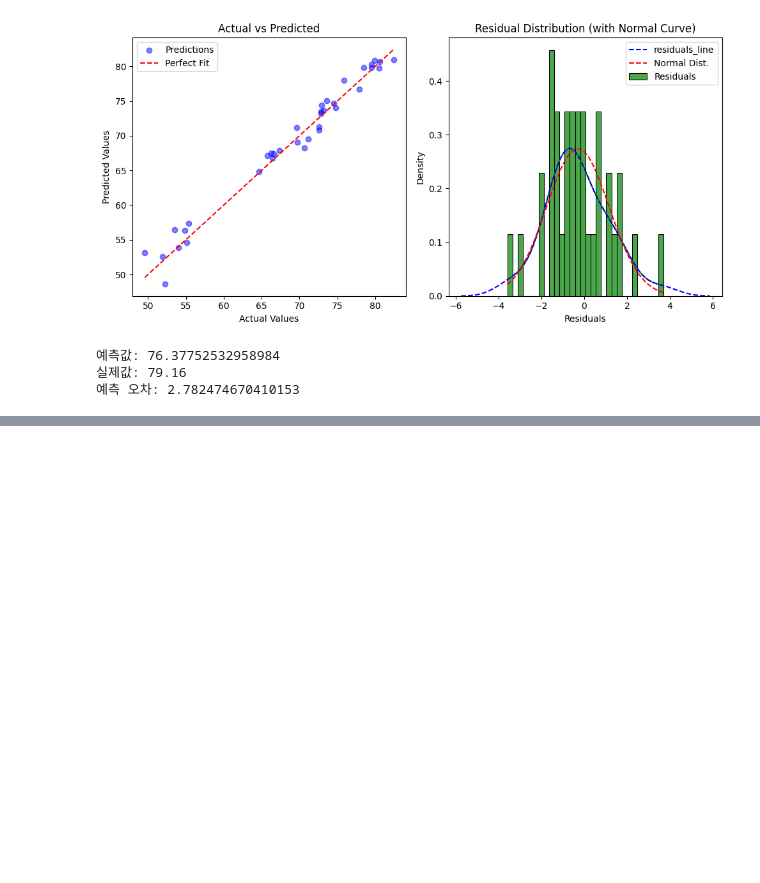
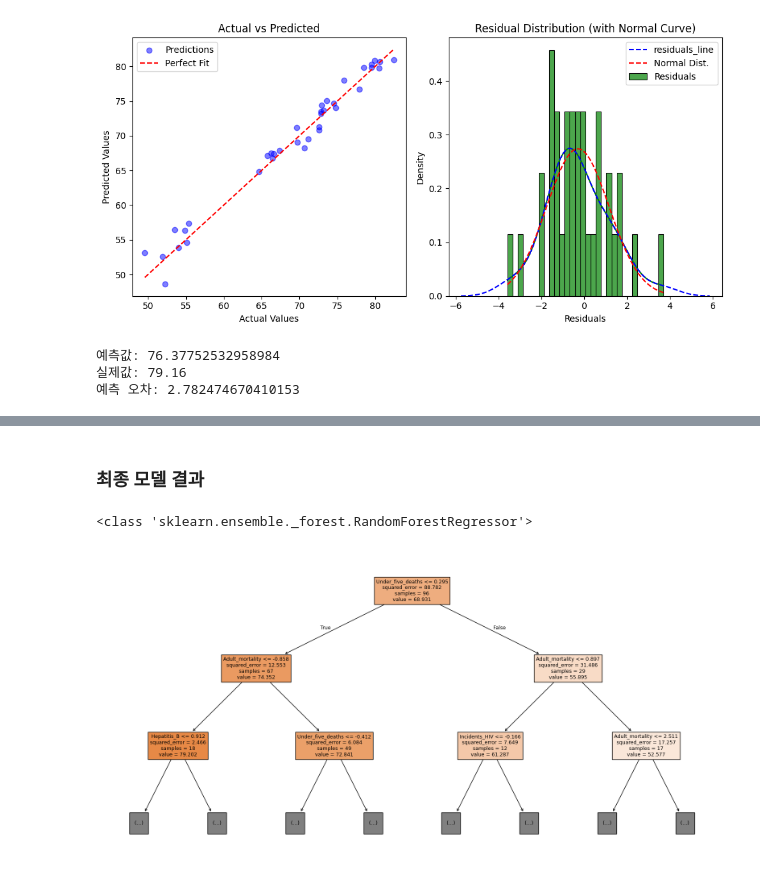
Before and after one commit to Encore-SKN-9/ml_5team, a Jupyter notebook: main.ipynb, the cells around one changed output, grey strips where cells are left out. Drawn from its saved outputs; the diff is of its cells as text; code cells hidden in the pictures; blank space fills up the shorter version.

```diff
--- a/main.ipynb
+++ b/main.ipynb
@@ -780,7 +780,6 @@ r2_score:  0.9753758912867433
 실제값: 79.16
 예측 오차: 2.782474670410153
 # %%
-
 # RandomForest 하이퍼파라미터 그리드
 rf_param_grid = {
     'n_estimators': [50, 100, 200],
@@ -797,17 +796,17 @@ gb_param_grid = {
 
 # RandomForest 최적화
 gs_rf = GridSearchCV(RandomForestRegressor(random_state=42), rf_param_grid, cv=5, scoring='r2', n_jobs=-1, verbose=1)
-gs_rf.fit(X_train, y_train)
+gs_rf.fit(X_train_scaled, y_train)
 print("Best RF Params:", gs_rf.best_params_)
 
 # GradientBoosting 최적화
 gs_gb = GridSearchCV(GradientBoostingRegressor(random_state=42), gb_param_grid, cv=5, scoring='r2', n_jobs=-1, verbose=1)
-gs_gb.fit(X_train, y_train)
+gs_gb.fit(X_train_scaled, y_train)
 print("Best GB Params:", gs_gb.best_params_)
 
 # 최적 모델로 예측
-y_pred_rf = gs_rf.best_estimator_.predict(X_test)
-y_pred_gb = gs_gb.best_estimator_.predict(X_test)
+y_pred_rf = gs_rf.best_estimator_.predict(X_test_scaled)
+y_pred_gb = gs_gb.best_estimator_.predict(X_test_scaled)
 
 # VotingRegressor 생성
 voting_model = VotingRegressor([
@@ -816,10 +815,10 @@ voting_model = VotingRegressor([
 ])
 
 # 학습
-voting_model.fit(X_train, y_train)
+voting_model.fit(X_train_scaled, y_train)
 
 # 예측
-y_pred_voting = voting_model.predict(X_test)
+y_pred_voting = voting_model.predict(X_test_scaled)
 
 # 성능 평가 함수
 def evaluate_model(y_true, y_pred, model_name):
@@ -890,0 +890,21 @@ r2_score:  0.979583131624316
+# %% [markdown]
+### 최종 모델 결과
+# %%
+best_rf = gs_rf.best_estimator_
+# %%
+print(type(gs_rf.best_estimator_))
+# %% [output]
+<class 'sklearn.ensemble._forest.RandomForestRegressor'>
+# %%
+from sklearn.tree import plot_tree
+
+plt.figure(figsize=(20, 10))
+plot_tree(
+    best_rf.estimators_[0],
+    filled=True,
+    feature_names=X_train.columns,
+    max_depth=2
+    )
+plt.show()
+# %% [output]
+[figure, added]
```
Also changed, not shown: parts of 4 cells of this notebook.
